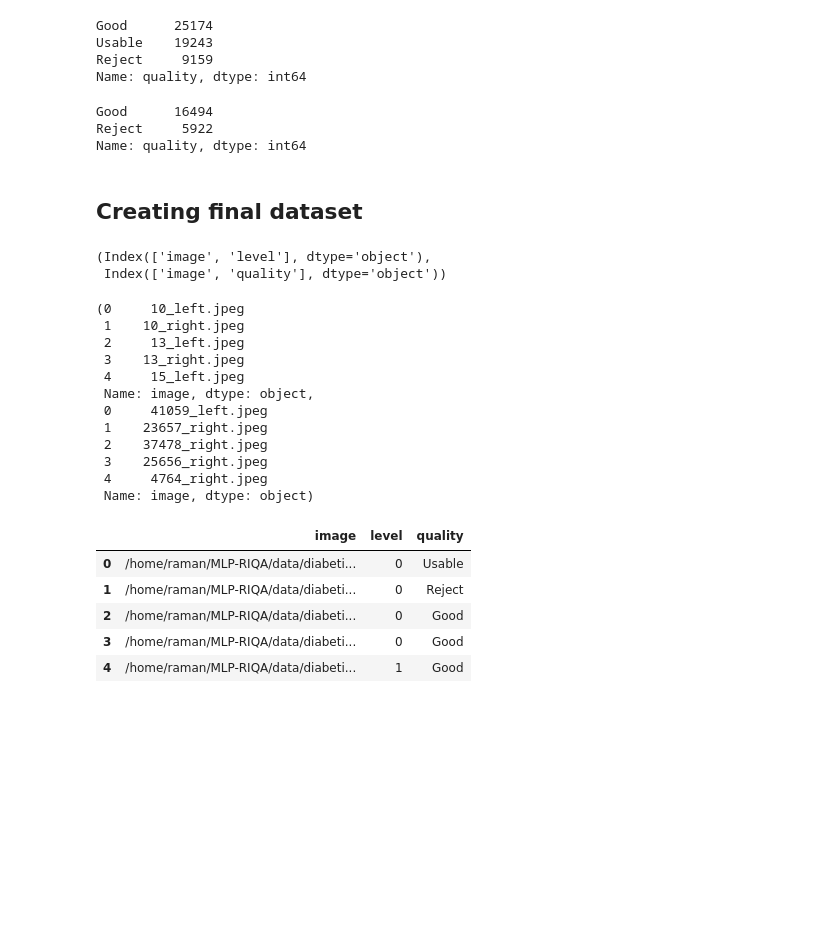
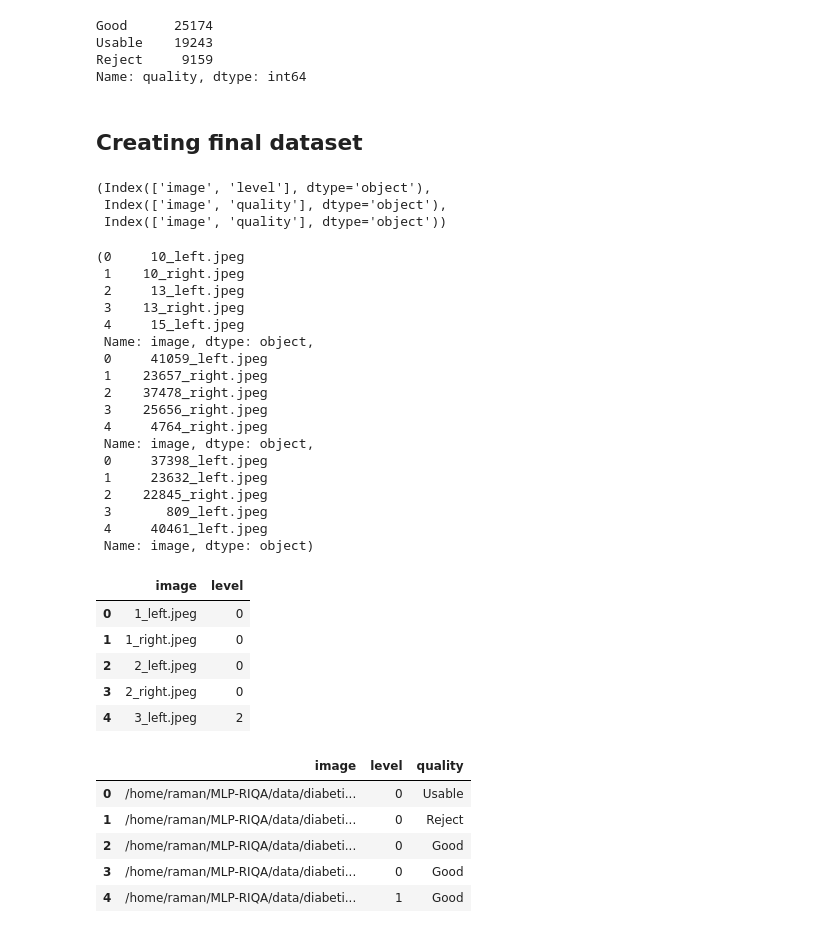
Before and after one commit to Raman1121/MLP-RIQA, a Jupyter notebook: src/notebooks/initial_DR_NB.ipynb, the cells around one changed output. Drawn from its saved outputs; the diff is of its cells as text; code cells hidden in the pictures; blank space fills up the shorter version.

```diff
--- a/src/notebooks/initial_DR_NB.ipynb
+++ b/src/notebooks/initial_DR_NB.ipynb
@@ -197,14 +195,6 @@ Good      25174
 Usable    19243
 Reject     9159
 Name: quality, dtype: int64
-# %%
-labels_to_include = ['Good', 'Reject']
-t = train_labels_df2[train_labels_df2['quality'].isin(labels_to_include)].reset_index(drop=True)
-t.quality.value_counts()
-# %% [output]
-Good      16494
-Reject     5922
-Name: quality, dtype: int64
 # %% [markdown]
 ## Creating final dataset
 # %%
@@ -218,12 +214,13 @@ df_diabetic_labels['image'] = df_diabetic_labels['image'].apply(lambda x: x+'.jp
 # %%
 #Both dataframes have the same columns now.
 
-df_diabetic_labels.columns, df_riqa_labels.columns
+df_diabetic_labels.columns, df_riqa_labels.columns, df_riqa_labels_test.columns
 # %% [output]
 (Index(['image', 'level'], dtype='object'),
+ Index(['image', 'quality'], dtype='object'),
  Index(['image', 'quality'], dtype='object'))
 # %%
-df_diabetic_labels['image'][0:5], df_riqa_labels['image'][0:5]
+df_diabetic_labels['image'][0:5], df_riqa_labels['image'][0:5], df_riqa_labels_test['image'][0:5]
 # %% [output]
 (0     10_left.jpeg
  1    10_right.jpeg
@@ -236,5 +233,20 @@ df_diabetic_labels['image'][0:5], df_riqa_labels['image'][0:5]
  2    37478_right.jpeg
  3    25656_right.jpeg
  4     4764_right.jpeg
+ Name: image, dtype: object,
+ 0     37398_left.jpeg
+ 1     23632_left.jpeg
+ 2    22845_right.jpeg
+ 3       809_left.jpeg
+ 4     40461_left.jpeg
  Name: image, dtype: object)
+# %%
+df_diabetic_labels_test.head()
+# %% [output]
+|  | image | level |
+| 0 | 1_left.jpeg | 0 |
+| 1 | 1_right.jpeg | 0 |
+| 2 | 2_left.jpeg | 0 |
+| 3 | 2_right.jpeg | 0 |
+| 4 | 3_left.jpeg | 2 |
 # %%
```
Also changed, not shown: parts of 12 cells of this notebook, 7 other files.
